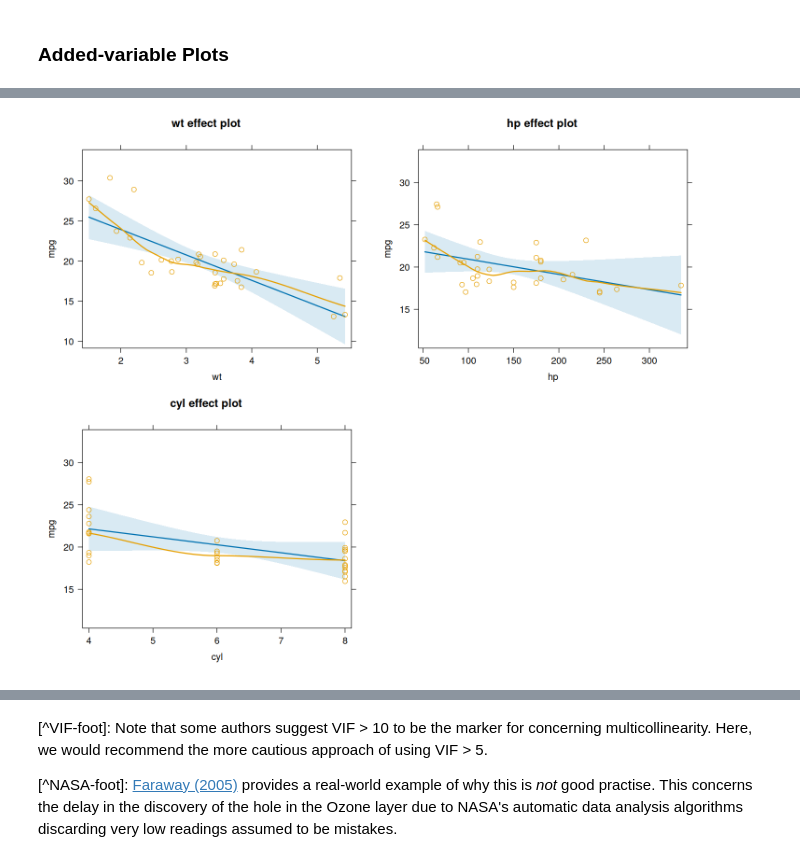
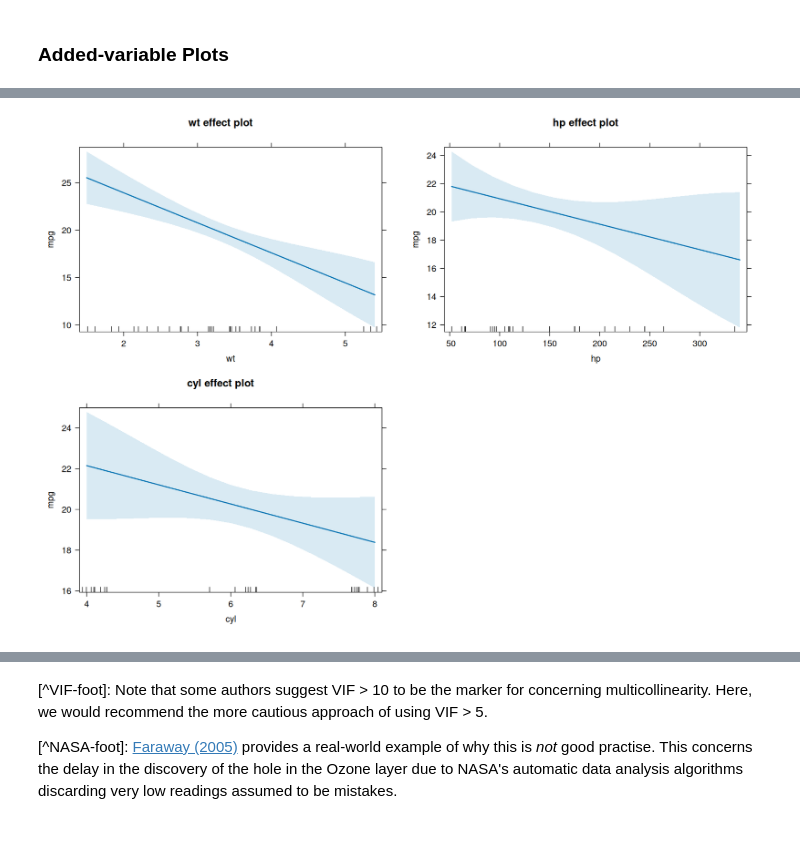
Before and after one commit to PCHN63101-Advanced-Data-Skills/Assumptions-Diagnostics-Transforms, a Jupyter notebook: 4.diagnostic-plots.ipynb, the cells around one changed output, grey strips where cells are left out. Cells and saved outputs as stored; diff of their text form; code cells hidden in the pictures; blank space fills up the shorter version.

```diff
--- a/4.diagnostic-plots.ipynb
+++ b/4.diagnostic-plots.ipynb
@@ -116,7 +137,5 @@ avPlots(mod)
 # %%
 library(effects)
-options(warn=-1)
-plot(allEffects(mod, residuals=TRUE))
-options(warn=0)
+plot(allEffects(mod))
 # %% [output]
-[figure, old version]
+[figure, new version]
```
Also changed, not shown: parts of 16 cells of this notebook, 30 other files.
